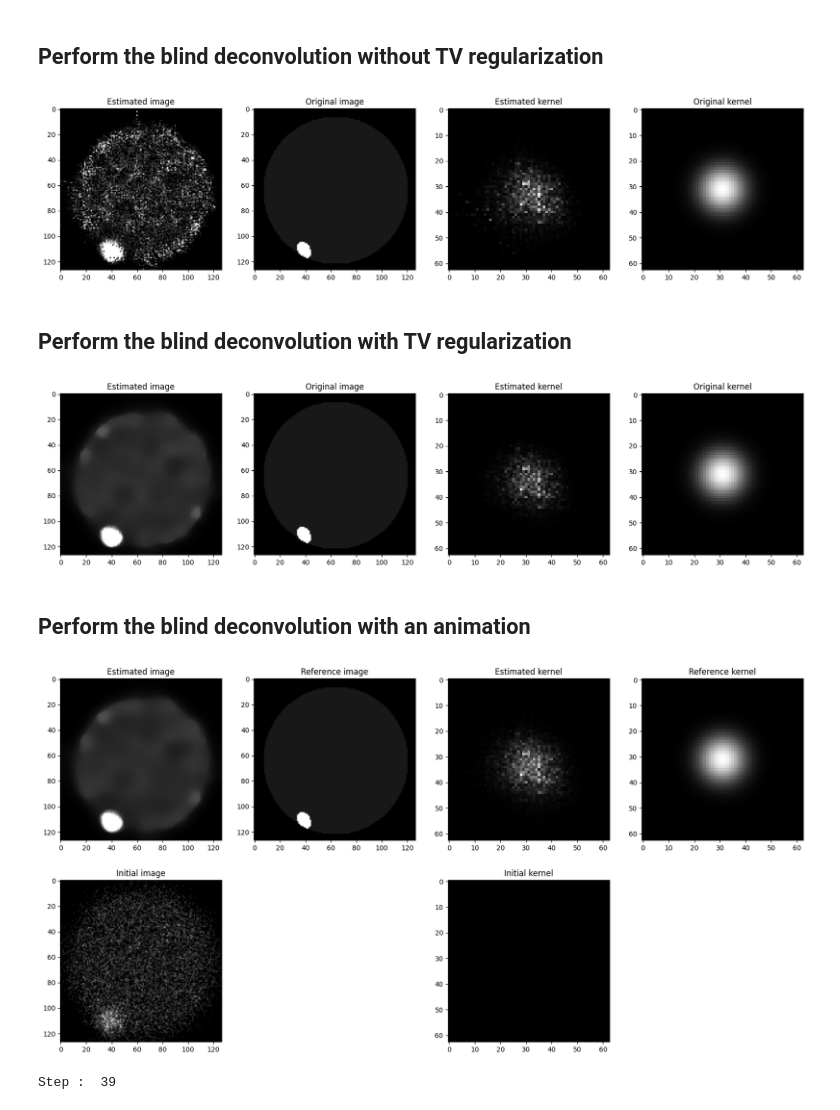
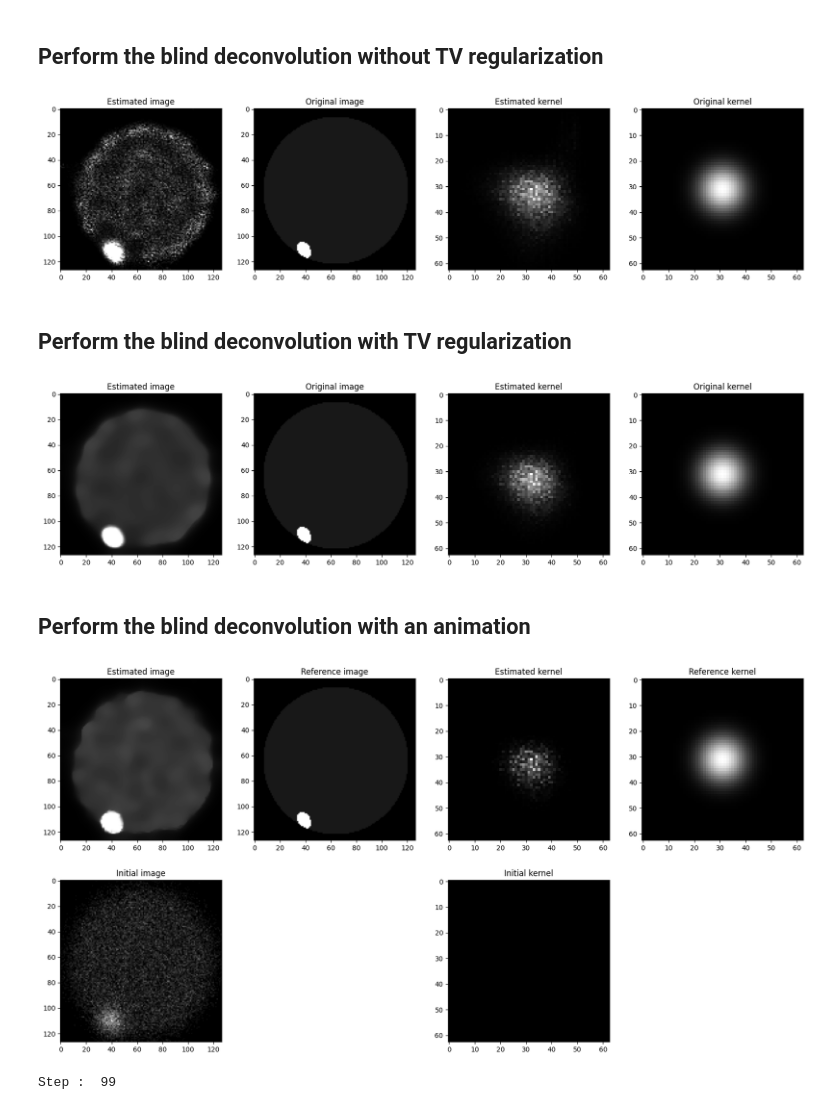
Before and after one commit to Tmodrzyk/richardson-lucy-python, a Jupyter notebook: greyscale.ipynb, the cells around one changed output. Drawn from its saved outputs; the diff is of its cells as text; code cells hidden in the pictures.

```diff
--- a/greyscale.ipynb
+++ b/greyscale.ipynb
@@ -17,7 +17,7 @@ device = "cuda"
 k_size = 63
 k_std = 6.0
 n_std = 0.1
-n_rate = 0.05
+n_rate = 0.1
 
 # Load the data
 ref = Image.open('img/img_88.png').convert('L')
@@ -121,7 +121,7 @@ plt.imshow(k_ref[0, 0].detach().cpu().numpy(), cmap='gray')
 plt.title('Original kernel')
 plt.show()
 # %% [output]
-[figure, old version]
+[figure, new version]
 # %% [markdown]
 ## Perform the blind deconvolution with TV regularization
 # %%
@@ -161,7 +161,7 @@ plt.imshow(k_ref[0, 0].detach().cpu().numpy(), cmap='gray')
 plt.title('Original kernel')
 plt.show()
 # %% [output]
-[figure, old version]
+[figure, new version]
 # %% [markdown]
 ## Perform the blind deconvolution with an animation
 # %%
@@ -181,7 +181,7 @@ gaussianblur = blur.GaussianBlur(k_size, 6.0).to(device)
 k_0 = torch.ones_like(k_ref) / torch.sum(torch.ones_like(k_ref))
 # k_0 = k
 
-steps = 40
+steps = 100
 k_steps = 1
 im_steps = 1
 
@@ -279,32 +279,32 @@ with torch.no_grad():
             conv21 = F.conv2d(F.pad(im_deconv, pad_im, mode='replicate'), k, groups=groups) + eps
 
             if filter_epsilon:
                 relative_blur = torch.where(conv21 < filter_epsilon, 0.0, observation / conv21)
             else:
                 relative_blur = observation / conv21
 
             # k_mean = F.conv2d(F.pad(torch.ones_like(im_deconv), pad_im, mode='replicate'), k_T)
             k_T = k_T.swapaxes(0, 1)
             k_mean = F.conv2d(torch.ones_like(F.pad(im_deconv, pad_im)), k_T, groups=groups)
             if filter_epsilon:
                 im_deconv = torch.where(k_mean < filter_epsilon, 0.0, im_deconv / k_mean)
             else:
                 im_deconv /= k_mean
 
             im_deconv *= F.conv2d(F.pad(relative_blur, pad_im, mode='replicate'), k_T, groups=groups) + eps
             im_deconv = rl.denoise_tv_chambolle_torch(im_deconv, weight=0.02, n_iter_max=50, multichannel=False)
 
             k_T = k_T.swapaxes(0, 1)
             k = k.swapaxes(0, 1)
 
         k = k[:, 0:1, :, :]
         k_T = k_T[:, 0:1, :, :]
         im_deconv_L = torch.sum(im_deconv, dim=1, keepdim=True)
 
         if clip:
             im_deconv = torch.clamp(im_deconv, 0, 1)
 
         im_deconv_T = torch.flip(im_deconv, dims=[2, 3])
 # %% [output]
-[figure, old version]
+[figure, new version]
-Step :  39
+Step :  99
```
Also changed, not shown: parts of 2 cells of this notebook, 2 other files.
